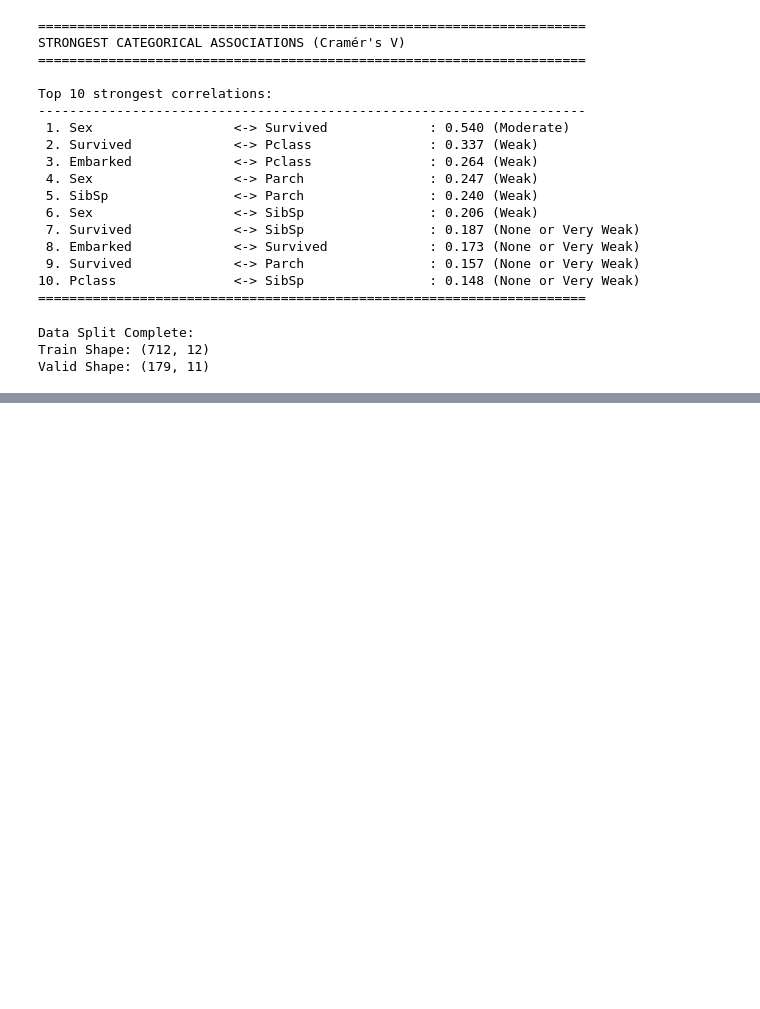
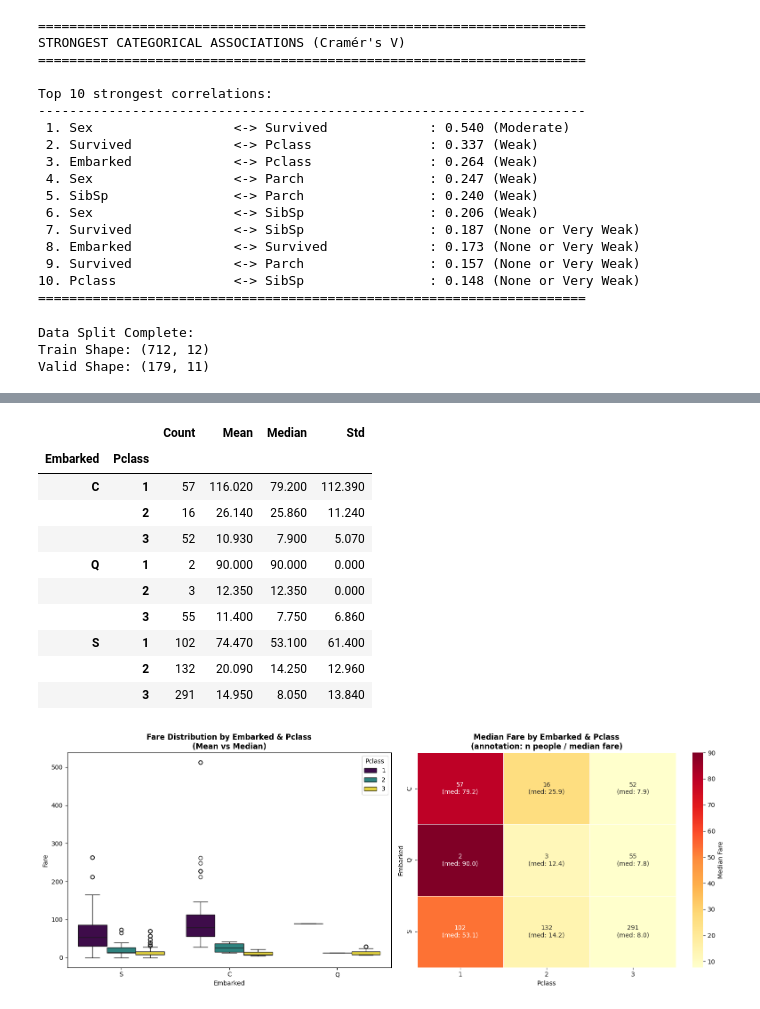
Before and after one commit to ErenYanic/DataScience-Projects, a Jupyter notebook: Titanic-MachineLearningfromDisaster/notebooks/titanic_machine_learning_from_disaster.ipynb, the cells around one changed output, grey strips where cells are left out. Drawn from its saved outputs; the diff is of its cells as text; code cells hidden in the pictures; blank space fills up the shorter version.

```diff
--- a/Titanic-MachineLearningfromDisaster/notebooks/titanic_machine_learning_from_disaster.ipynb
+++ b/Titanic-MachineLearningfromDisaster/notebooks/titanic_machine_learning_from_disaster.ipynb
@@ -881,3 +881,70 @@ def analyse_missing_values(dataframe, plot=True):
         print("No missing values found.")
 
     return missing_df
+# %%
+# --- Fare & Age Analysis by Demographic Groups ---
+# Median age is calculated per sex to inform future missing-value imputation
+# (male and female passengers had meaningfully different age distributions).
+#
+# Fare is then broken down by both Embarked port and Pclass because the two
+# interact strongly: passengers from different ports tended to board in
+# different ticket classes, creating skewed fare distributions within each
+# group. Understanding this overlap is necessary before deciding how to
+# handle the two missing Embarked values and the one missing Fare value in
+# the dataset.
+#
+# The side-by-side visualisation — a boxplot (spread + outliers) and a
+# heatmap (median fare coloured, passenger count annotated) — makes it easy
+# to spot which group combinations are sparse or anomalous, which informs
+# both imputation strategy and feature engineering decisions later.
+
+age_stats = train_df.groupby("Sex")["Age"].median()
+print(age_stats)
+print("\n" + "="*70)
+
+fare_stats = train_df.groupby(["Embarked", "Pclass"])["Fare"].agg(
+    Count="count",
+    Mean="mean",
+    Median="median",
+    Std="std"
+).round(2)
+
+display(fare_stats)
+
+fig, axes = plt.subplots(1, 2, figsize=(16, 6))
+
+# --- Left: Boxplot - Fare distribution (Embarked x Pclass) ---
+train_df_plot = train_df.dropna(subset=["Embarked", "Fare"])
+sns.boxplot(
+    data=train_df_plot,
+    x="Embarked", y="Fare", hue="Pclass",
+    palette="viridis", ax=axes[0], showfliers=True
+)
+axes[0].set_title("Fare Distribution by Embarked & Pclass\n(Mean vs Median)", fontweight="bold")
+axes[0].set_xlabel("Embarked")
+axes[0].set_ylabel("Fare")
+axes[0].legend(title="Pclass")
+
+# --- Right: Count heatmap - number of people in each group ---
+count_pivot = train_df.groupby(["Embarked", "Pclass"])["Fare"].count().unstack()
+median_pivot = train_df.groupby(["Embarked", "Pclass"])["Fare"].median().unstack()
+
+# Heatmap: colour = median fare, annotation = count
+annot_labels = count_pivot.astype(str) + "\n(med: " + median_pivot.round(1).astype(str) + ")"
+
+sns.heatmap(
+    median_pivot,
+    annot=annot_labels,
+    fmt="",
+    cmap="YlOrRd",
+    linewidths=0.5,
+    ax=axes[1],
+    cbar_kws={"label": "Median Fare"}
+)
+axes[1].set_title("Median Fare by Embarked & Pclass\n(annotation: n people / median fare)", fontweight="bold")
+axes[1].set_xlabel("Pclass")
+axes[1].set_ylabel("Embarked")
+
+plt.tight_layout()
+plt.show()
+# %% [output]
@@ -883,0 +957,12 @@ def analyse_missing_values(dataframe, plot=True):
+|  |  | Count | Mean | Median | Std |
+| Embarked | Pclass |  |  |  |  |
+| C | 1 | 57 | 116.020 | 79.200 | 112.390 |
+|  | 2 | 16 | 26.140 | 25.860 | 11.240 |
+|  | 3 | 52 | 10.930 | 7.900 | 5.070 |
+| Q | 1 | 2 | 90.000 | 90.000 | 0.000 |
+|  | 2 | 3 | 12.350 | 12.350 | 0.000 |
+|  | 3 | 55 | 11.400 | 7.750 | 6.860 |
+| S | 1 | 102 | 74.470 | 53.100 | 61.400 |
+|  | 2 | 132 | 20.090 | 14.250 | 12.960 |
+|  | 3 | 291 | 14.950 | 8.050 | 13.840 |
+[figure, added]
```
Also changed, not shown: parts of 4 cells of this notebook.
